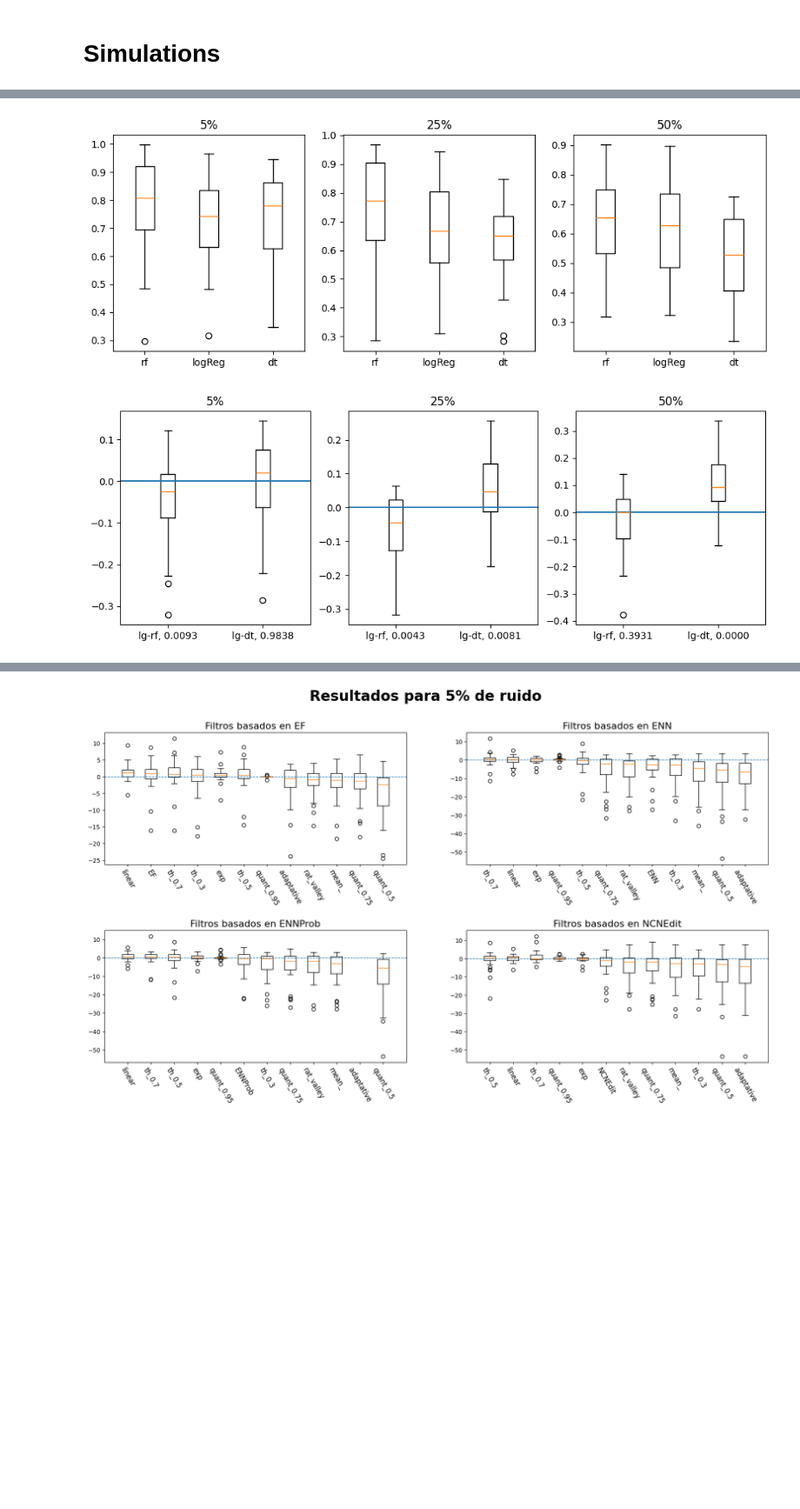
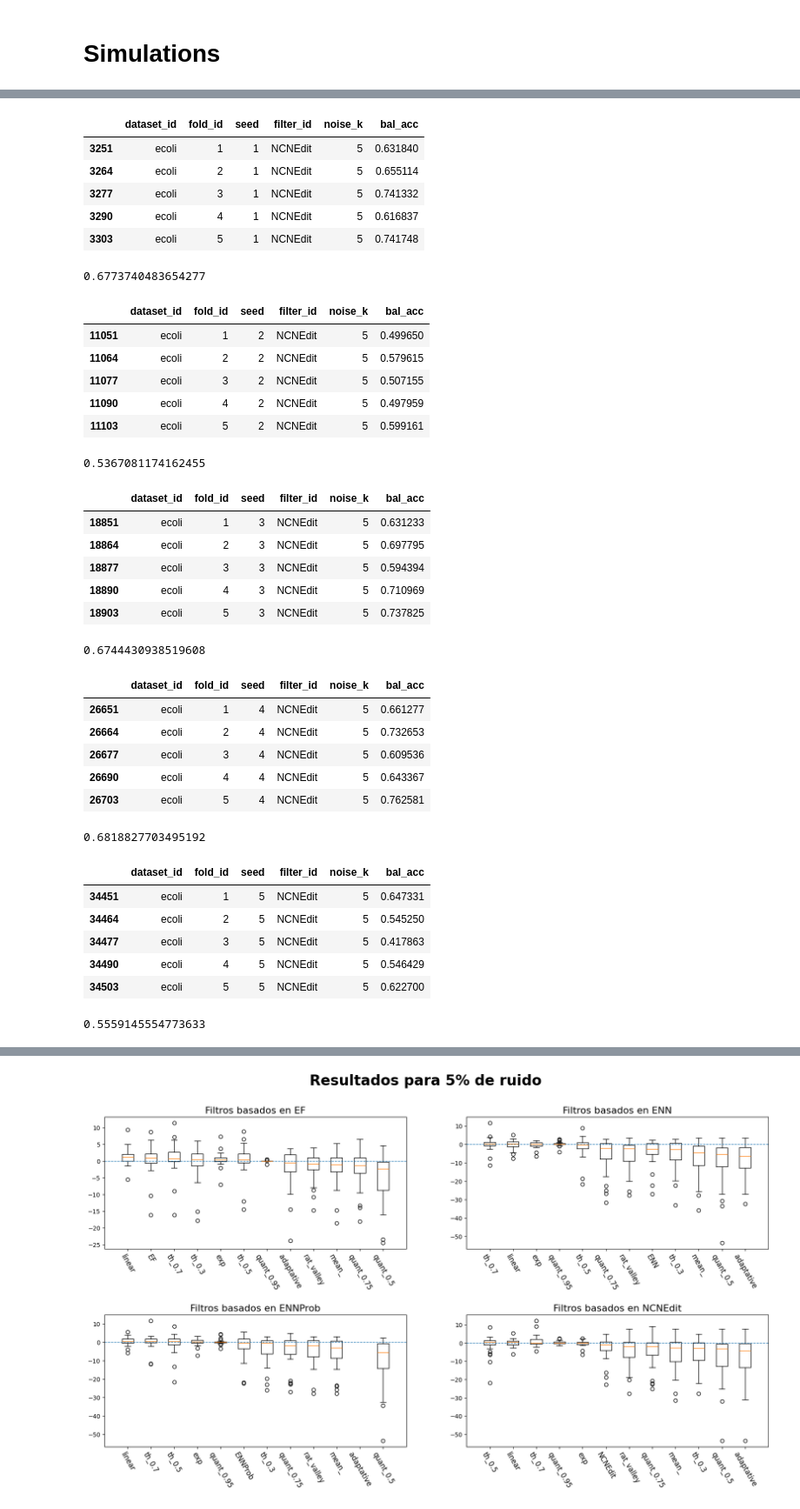
Before and after one commit to Juamp667/noislearn, a Jupyter notebook: noiseTry.ipynb, the cells around one changed output, grey strips where cells are left out. Shown at 87% size. Saved outputs shown, nothing was run; the diff lists cells and outputs as text; code cells hidden in the pictures; blank space fills up the shorter version.

```diff
--- a/noiseTry.ipynb
+++ b/noiseTry.ipynb
@@ -321,24 +332,0 @@ out2
-# %%
-plt.figure(figsize=(12,4))
-for i,k in enumerate([5,25,50]):
-    plt.subplot(1,3,1+i)
-    plt.boxplot([out2[out2.noise_k==k].rf_bal_acc, out2[out2.noise_k==k].logReg_bal_acc, out2[out2.noise_k==k].dt_bal_acc])
-    plt.xticks([1,2,3], labels=["rf","logReg", "dt"])
-    plt.title(f"{k}%")
-plt.show()
-
-plt.figure(figsize=(12,4))
-for i,k in enumerate([5,25,50]):
-    plt.subplot(1,3,1+i)
-    lg_rf = out2[out2.noise_k==k].logReg_bal_acc-out2[out2.noise_k==k].rf_bal_acc
-    lg_dt = out2[out2.noise_k==k].logReg_bal_acc-out2[out2.noise_k==k].dt_bal_acc
-    plt.boxplot([lg_rf, lg_dt] )
-    plt.xticks([1,2], labels=[
-        f"lg-rf, {wilcoxon(lg_rf).pvalue:0.4f}",
-        f"lg-dt, {wilcoxon(lg_dt).pvalue:0.4f}"])
-    plt.hlines([0], xmin=0.5,xmax=2.5)
-    plt.title(f"{k}%")
-plt.show()
-# %% [output]
-[figure, removed]
-[figure, removed]
@@ -344,0 +339,41 @@ plt.show()
+# %%
+for i in range(1,6):
+    r = results[(results.filter_id=="NCNEdit")&(results.dataset_id=="zoo")&(results.seed==i)&(results.noise_k==5)]
+    display(r)
+    print(r.bal_acc.mean())
+# %% [output]
+|  | dataset_id | fold_id | seed | filter_id | noise_k | bal_acc |
+| 3251 | ecoli | 1 | 1 | NCNEdit | 5 | 0.631840 |
+| 3264 | ecoli | 2 | 1 | NCNEdit | 5 | 0.655114 |
+| 3277 | ecoli | 3 | 1 | NCNEdit | 5 | 0.741332 |
+| 3290 | ecoli | 4 | 1 | NCNEdit | 5 | 0.616837 |
+| 3303 | ecoli | 5 | 1 | NCNEdit | 5 | 0.741748 |
+0.6773740483654277
+|  | dataset_id | fold_id | seed | filter_id | noise_k | bal_acc |
+| 11051 | ecoli | 1 | 2 | NCNEdit | 5 | 0.499650 |
+| 11064 | ecoli | 2 | 2 | NCNEdit | 5 | 0.579615 |
+| 11077 | ecoli | 3 | 2 | NCNEdit | 5 | 0.507155 |
+| 11090 | ecoli | 4 | 2 | NCNEdit | 5 | 0.497959 |
+| 11103 | ecoli | 5 | 2 | NCNEdit | 5 | 0.599161 |
+0.5367081174162455
+|  | dataset_id | fold_id | seed | filter_id | noise_k | bal_acc |
+| 18851 | ecoli | 1 | 3 | NCNEdit | 5 | 0.631233 |
+| 18864 | ecoli | 2 | 3 | NCNEdit | 5 | 0.697795 |
+| 18877 | ecoli | 3 | 3 | NCNEdit | 5 | 0.594394 |
+| 18890 | ecoli | 4 | 3 | NCNEdit | 5 | 0.710969 |
+| 18903 | ecoli | 5 | 3 | NCNEdit | 5 | 0.737825 |
+0.6744430938519608
+|  | dataset_id | fold_id | seed | filter_id | noise_k | bal_acc |
+| 26651 | ecoli | 1 | 4 | NCNEdit | 5 | 0.661277 |
+| 26664 | ecoli | 2 | 4 | NCNEdit | 5 | 0.732653 |
+| 26677 | ecoli | 3 | 4 | NCNEdit | 5 | 0.609536 |
+| 26690 | ecoli | 4 | 4 | NCNEdit | 5 | 0.643367 |
+| 26703 | ecoli | 5 | 4 | NCNEdit | 5 | 0.762581 |
+0.6818827703495192
+|  | dataset_id | fold_id | seed | filter_id | noise_k | bal_acc |
+| 34451 | ecoli | 1 | 5 | NCNEdit | 5 | 0.647331 |
+| 34464 | ecoli | 2 | 5 | NCNEdit | 5 | 0.545250 |
+| 34477 | ecoli | 3 | 5 | NCNEdit | 5 | 0.417863 |
+| 34490 | ecoli | 4 | 5 | NCNEdit | 5 | 0.546429 |
+| 34503 | ecoli | 5 | 5 | NCNEdit | 5 | 0.622700 |
+0.5559145554773633
```
Also changed, not shown: parts of 11 cells of this notebook, 32 other files.
